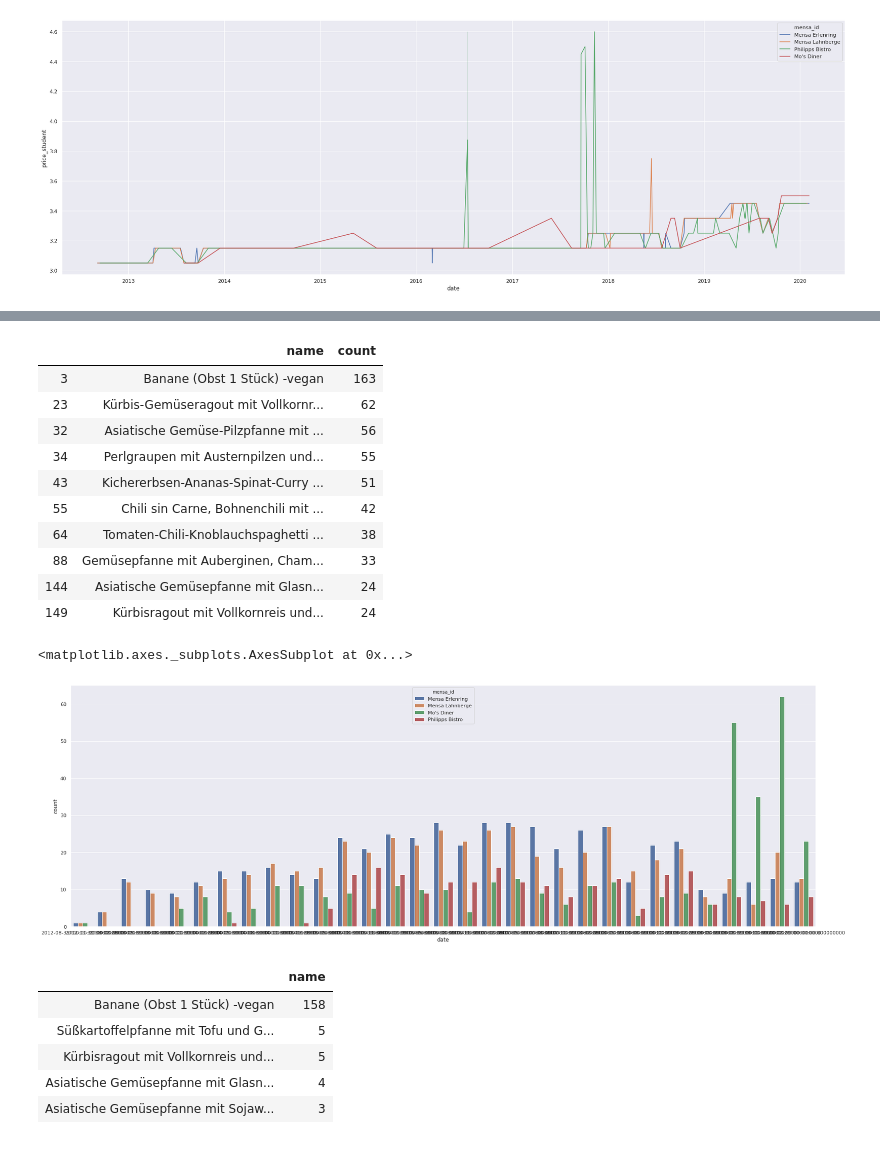
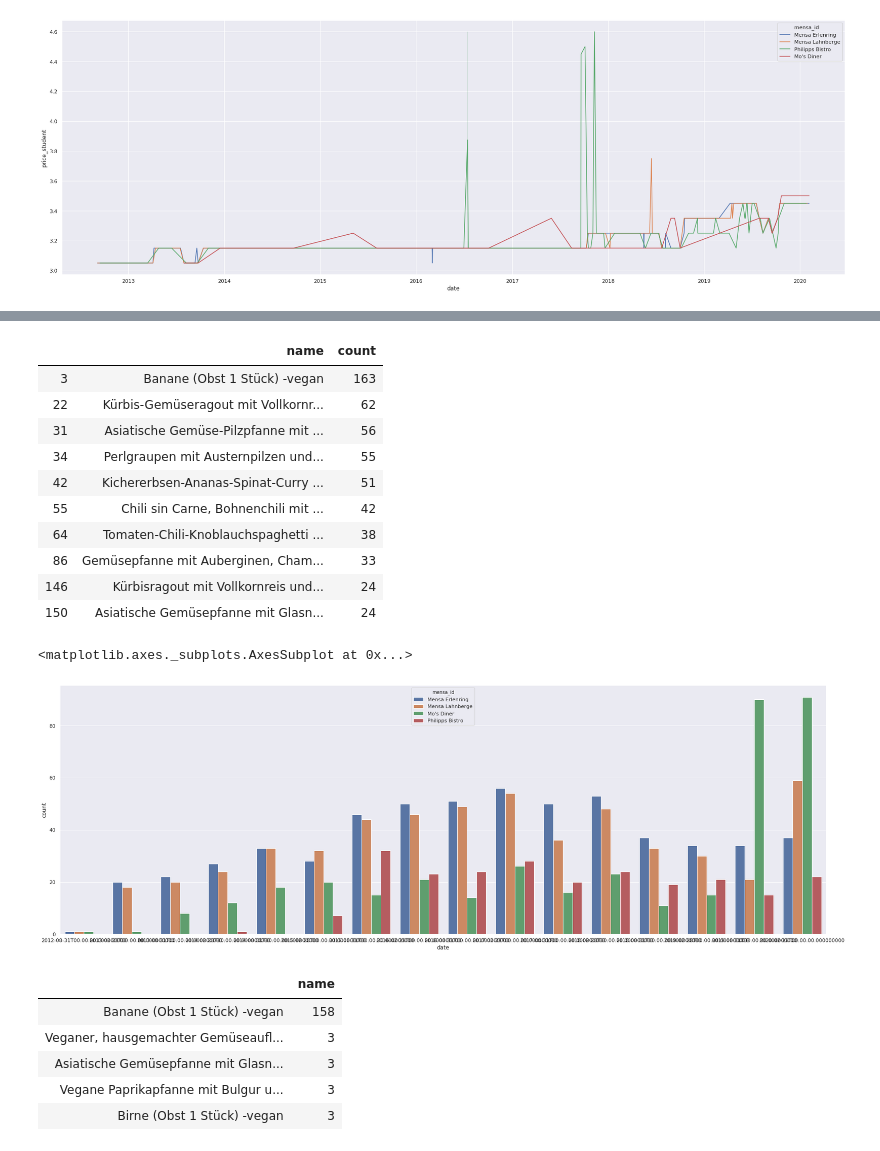
Before and after one commit to oxzi/about-mensa-mr, a Jupyter notebook: mensa_prices.ipynb, the cells around one changed output, grey strips where cells are left out. Saved outputs shown, nothing was run; the diff lists cells and outputs as text; code cells hidden in the pictures.

```diff
--- a/mensa_prices.ipynb
+++ b/mensa_prices.ipynb
@@ -136,36 +135,38 @@ meals[(meals.name.str.contains("Schweineschnitzel")) & (meals.price_student > 4)
 | 24363 | Philipps Bistro | 2017-10-05 | 2851698 | Schweineschnitzel "Mailänder Art"... | Bistro Gourmet Fleisch | 4.50 | ['Sellerie', 'mit Konservierungss... |
 | 24516 | Philipps Bistro | 2017-11-10 | 2904397 | Schweineschnitzel Cafè de Paris | Bistro Gourmet Fleisch | 4.60 | ['Sellerie', 'Milch', 'Eier', 'gl... |
 # %%
-meals_hot.loc[meals_hot.name.str.contains("vegan")].head(10)
+meals_hot.loc[meals_hot.name.str.lower().str.contains("vegan")].head(10)
 # %% [output]
 |  | name | count |
 | 3 | Banane (Obst 1 Stück) -vegan | 163 |
-| 23 | Kürbis-Gemüseragout mit Vollkornr... | 62 |
-| 32 | Asiatische Gemüse-Pilzpfanne mit ... | 56 |
+| 22 | Kürbis-Gemüseragout mit Vollkornr... | 62 |
+| 31 | Asiatische Gemüse-Pilzpfanne mit ... | 56 |
 | 34 | Perlgraupen mit Austernpilzen und... | 55 |
-| 43 | Kichererbsen-Ananas-Spinat-Curry ... | 51 |
+| 42 | Kichererbsen-Ananas-Spinat-Curry ... | 51 |
 | 55 | Chili sin Carne, Bohnenchili mit ... | 42 |
 | 64 | Tomaten-Chili-Knoblauchspaghetti ... | 38 |
-| 88 | Gemüsepfanne mit Auberginen, Cham... | 33 |
-| 144 | Asiatische Gemüsepfanne mit Glasn... | 24 |
-| 149 | Kürbisragout mit Vollkornreis und... | 24 |
+| 86 | Gemüsepfanne mit Auberginen, Cham... | 33 |
+| 146 | Kürbisragout mit Vollkornreis und... | 24 |
+| 150 | Asiatische Gemüsepfanne mit Glasn... | 24 |
 # %%
-meals_vegan = meals[meals.name.str.contains("vegan")][["mensa_id", "date", "name"]].groupby(
-    ["mensa_id", pd.Grouper(key="date", freq="3M")]).count().reset_index().rename(columns={"name":"count"})
+meals_vegan = meals[meals.name.str.lower().str.contains("vegan")][["mensa_id", "date", "name"]].groupby(
+    ["mensa_id", pd.Grouper(key="date", freq="6M")]).count().reset_index().rename(columns={"name":"count"})
 
 plt.figure(figsize=(30, 10))
 sns.barplot(x="date", y="count", hue="mensa_id", data=meals_vegan)
 # %% [output]
 <matplotlib.axes._subplots.AxesSubplot at 0x...>
-[figure, old version]
+[figure, new version]
 # %%
 meals_vegan_mo = meals[
-    (meals.name.str.contains("vegan")) & (meals.mensa_id == "Mo's Diner") & (meals.date >= "2018-01-01")]
+    (meals.name.str.lower().str.contains("vegan")) &
+    (meals.mensa_id == "Mo's Diner") &
+    (meals.date >= "2019-01-01")]
 meals_vegan_mo.name.value_counts().to_frame().head()
 # %% [output]
 |  | name |
 | Banane (Obst 1 Stück) -vegan | 158 |
-| Süßkartoffelpfanne mit Tofu und G... | 5 |
-| Kürbisragout mit Vollkornreis und... | 5 |
-| Asiatische Gemüsepfanne mit Glasn... | 4 |
-| Asiatische Gemüsepfanne mit Sojaw... | 3 |
+| Veganer, hausgemachter Gemüseaufl... | 3 |
+| Asiatische Gemüsepfanne mit Glasn... | 3 |
+| Vegane Paprikapfanne mit Bulgur u... | 3 |
+| Birne (Obst 1 Stück) -vegan | 3 |
```
Also changed, not shown: parts of 6 cells of this notebook, 1 other file.
